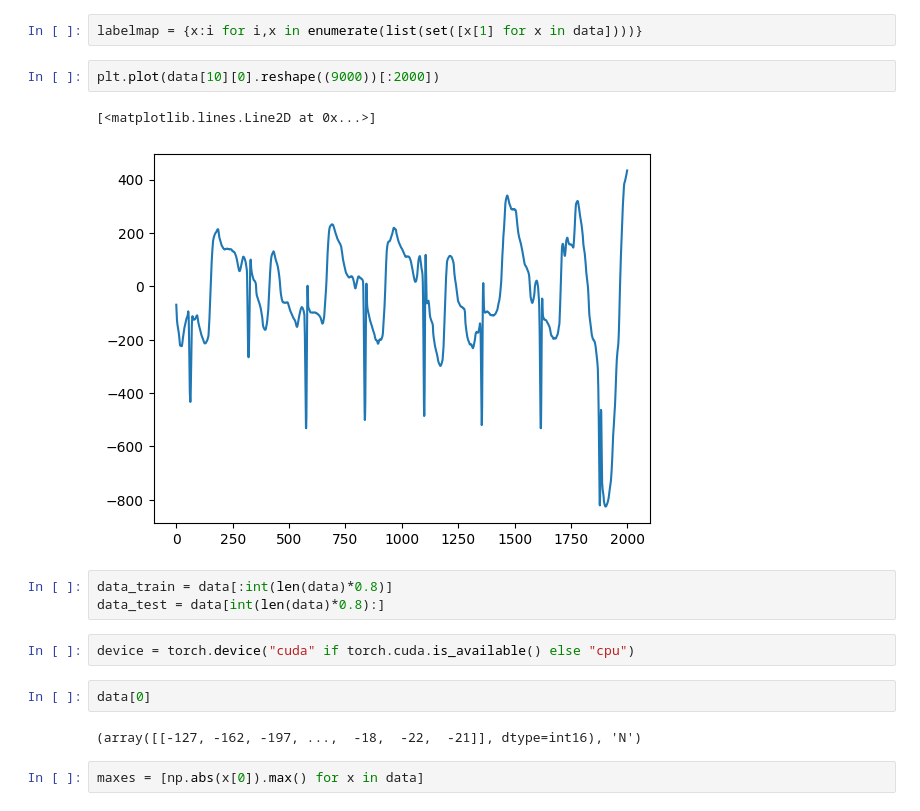
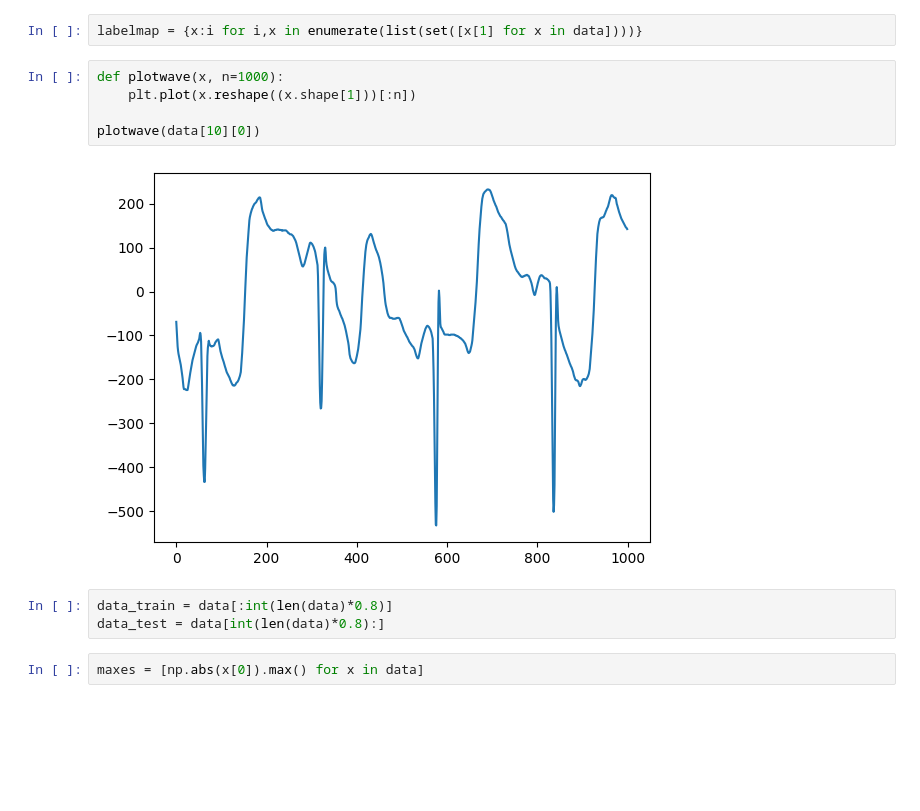
Before and after one commit to MattyAB/ecg_transfer, a Jupyter notebook: test.ipynb, the cells around one changed output. Cells and saved outputs as stored; diff of their text form; blank space fills up the shorter version.

```diff
--- a/test.ipynb
+++ b/test.ipynb
@@ -17,20 +22,16 @@ from import_data import *
 data = import_afc_data()
 # %%
 labelmap = {x:i for i,x in enumerate(list(set([x[1] for x in data])))}
-# %%
-plt.plot(data[10][0].reshape((9000))[:2000])
-# %% [output]
-[<matplotlib.lines.Line2D at 0x...>]
-[figure, removed]
+# %%
+def plotwave(x, n=1000):
+    plt.plot(x.reshape((x.shape[1]))[:n])
+
+plotwave(data[10][0])
+# %% [output]
+[figure, added]
 # %%
 data_train = data[:int(len(data)*0.8)]
 data_test = data[int(len(data)*0.8):]
-# %%
-device = torch.device("cuda" if torch.cuda.is_available() else "cpu")
-# %%
-data[0]
-# %% [output]
-(array([[-127, -162, -197, ...,  -18,  -22,  -21]], dtype=int16), 'N')
 # %%
 maxes = [np.abs(x[0]).max() for x in data]
 # %%
```
Also changed, not shown: parts of 11 cells of this notebook, 3 other files.
